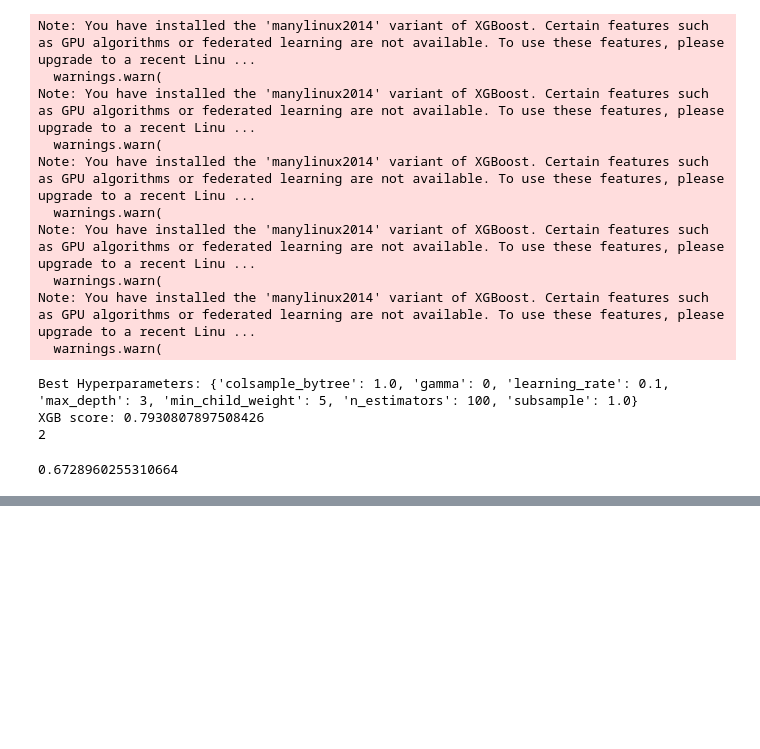
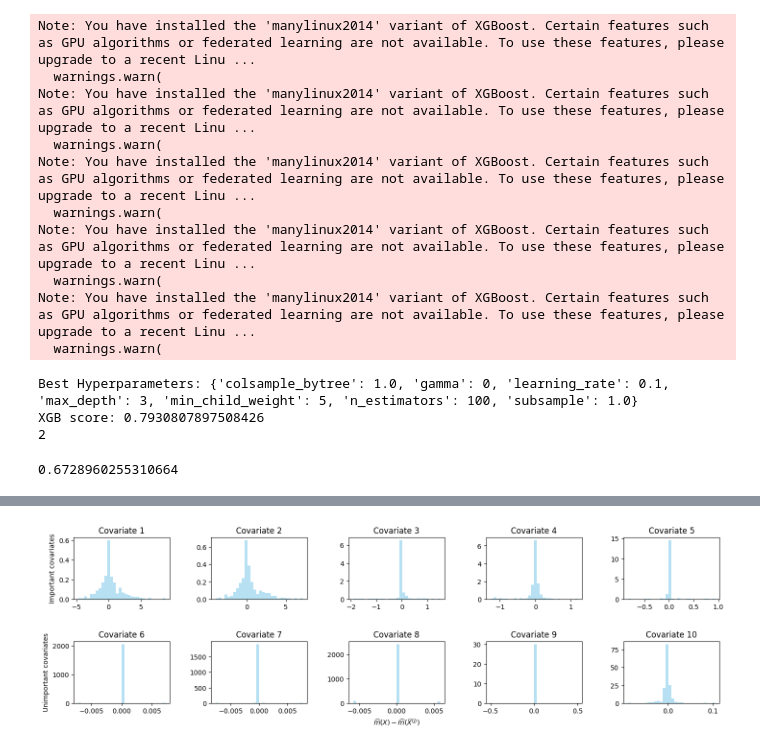
Before and after one commit to AngelReyero/Variable_Importance, a Jupyter notebook: CPI-Knockoffs.ipynb, the cells around one changed output, grey strips where cells are left out. Cells and saved outputs as stored; diff of their text form; code cells hidden in the pictures; blank space fills up the shorter version.

```diff
--- a/CPI-Knockoffs.ipynb
+++ b/CPI-Knockoffs.ipynb
@@ -624,8 +624,8 @@ num_cols=5
 fig, axes = plt.subplots(2, 5, figsize=(15, 5))
 sign_flip=np.zeros(num_cov)
 
-df_y_cond_fit= pd.read_csv("results/results_csv_Angel/CPI-knockoffs/y_cond_fit-nolin10.csv")
-df_y_fitted = pd.read_csv("results/results_csv_Angel/CPI-knockoffs/y_fitted-nolin10.csv")
+df_y_cond_fit= pd.read_csv("results/results_csv_Angel/CPI-knockoffs/y_cond_fit-lin5000.csv")
+df_y_fitted = pd.read_csv("results/results_csv_Angel/CPI-knockoffs/y_fitted-lin5000.csv")
 
 y_fitted = df_y_fitted.values.ravel()
 
@@ -637,7 +637,7 @@ for i in range(num_cov):
     axes[row, col].hist(diff, bins=30, density=True, color='skyblue', alpha=0.6)
     axes[row, col].set_title(f"Covariate {i+1}")
 
-    eps=np.random.choice([-1, 1], size=X_test.shape[0])
+    eps=np.random.choice([-1, 1], size=len(diff))
     ks_statistic, p_value = ks_2samp(diff, eps*diff)
     sign_flip[i]=p_value
 axes[1, 2].set_xlabel(r"$\widehat{m}(X)-\widehat{m}(\widetilde{X}^{(j)})$")
@@ -648,7 +648,7 @@ axes[1, 0].set_ylabel("Unimportant covariates")
 plt.tight_layout(pad=3.0)  # Increase padding as needed
 
 # Save the figure
-plt.savefig('histog_nolin_d10.pdf', dpi=300)
+plt.savefig('histog_lin_d5000.pdf', dpi=300)
 
 # Show the plot
 plt.show()
@@ -659,9 +659,9 @@ num_ind=10
 num_cols=5
 fig, axes = plt.subplots(2, 5, figsize=(15, 5))
 
-df_y_cond_fit= pd.read_csv("results/results_csv_Angel/CPI-knockoffs/y_cond_fit-nolin10.csv")
-df_y_fitted = pd.read_csv("results/results_csv_Angel/CPI-knockoffs/y_fitted-nolin10.csv")
-df_y_test = pd.read_csv("results/results_csv_Angel/CPI-knockoffs/y_test-nolin10.csv")
+df_y_cond_fit= pd.read_csv("results/results_csv_Angel/CPI-knockoffs/y_cond_fit-lin5000.csv")
+df_y_fitted = pd.read_csv("results/results_csv_Angel/CPI-knockoffs/y_fitted-lin5000.csv")
+df_y_test = pd.read_csv("results/results_csv_Angel/CPI-knockoffs/y_test-lin5000.csv")
 
 # Convert DataFrames back to vectors
 y_fitted = df_y_fitted.values.ravel()
@@ -691,15 +691,15 @@ axes[1, 0].set_ylabel(r"$(Y-\widehat{m}(\widetilde{X}^{(j)}))^2$")
 plt.tight_layout(pad=3.0)  # Increase padding as needed
 
 # Save the figure
-plt.savefig('visualization/plots_Angel/plots_CPI-knockoffs/cpi_knockoff_nolin_d10.pdf', dpi=300)
+plt.savefig('visualization/plots_Angel/plots_CPI-knockoffs/cpi_knockoff_lin_d5000.pdf', dpi=300)
 
 # Show the plot
 plt.show()
 # %%
 d=X_train.shape[1]
-df_y_cond_fit= pd.read_csv("results/results_csv_Angel/CPI-knockoffs/y_cond_fit-nolin10.csv")
-df_y_fitted = pd.read_csv("results/results_csv_Angel/CPI-knockoffs/y_fitted-nolin10.csv")
-df_y_test = pd.read_csv("results/results_csv_Angel/CPI-knockoffs/y_test-nolin10.csv")
+df_y_cond_fit= pd.read_csv("results/results_csv_Angel/CPI-knockoffs/y_cond_fit-lin5000.csv")
+df_y_fitted = pd.read_csv("results/results_csv_Angel/CPI-knockoffs/y_fitted-lin5000.csv")
+df_y_test = pd.read_csv("results/results_csv_Angel/CPI-knockoffs/y_test-lin5000.csv")
 
 y_fitted = df_y_fitted.values.ravel()
 y_test=df_y_test.values.ravel()
@@ -731,7 +731,7 @@ plt.legend(handles=handles)
 
 plt.tight_layout()
 # Save the figure
-plt.savefig('visualization/plots_Angel/plots_CPI-knockoffs/cpi_knockoff_nolin_d10_mean.pdf', dpi=300)
+plt.savefig('visualization/plots_Angel/plots_CPI-knockoffs/cpi_knockoff_lin_d5000_mean.pdf', dpi=300)
 
 # Show the plot
 plt.show()
@@ -739,9 +739,9 @@ plt.show()
 d=X_train.shape[1]
 diff=np.zeros(d-5)
 
-df_y_cond_fit= pd.read_csv("results/results_csv_Angel/CPI-knockoffs/y_cond_fit-nolin10.csv")
-df_y_fitted = pd.read_csv("results/results_csv_Angel/CPI-knockoffs/y_fitted-nolin10.csv")
-df_y_test = pd.read_csv("results/results_csv_Angel/CPI-knockoffs/y_test-nolin10.csv")
+df_y_cond_fit= pd.read_csv("results/results_csv_Angel/CPI-knockoffs/y_cond_fit-lin5000.csv")
+df_y_fitted = pd.read_csv("results/results_csv_Angel/CPI-knockoffs/y_fitted-lin5000.csv")
+df_y_test = pd.read_csv("results/results_csv_Angel/CPI-knockoffs/y_test-lin5000.csv")
 
 y_fitted = df_y_fitted.values.ravel()
 y_test=df_y_test.values.ravel()
@@ -761,7 +761,7 @@ plt.hist(diff,bins=30, density=True, color='skyblue', alpha=0.6 )
 
 plt.tight_layout()
 # Save the figure
-plt.savefig('cpi_knockoff_nolin_d10_mean_hist.pdf', dpi=300)
+plt.savefig('cpi_knockoff_lin_d5000_mean_hist.pdf', dpi=300)
 
 # Show the plot
 plt.show()
@@ -956,33 +957,36 @@ num_cols=5
 fig, axes = plt.subplots(2, 5, figsize=(15, 5))
 sign_flip=np.zeros(num_cov)
 
 df_y_cond_fit= pd.read_csv("results/results_csv_Angel/CPI-knockoffs/y_cond_fit-nolin500.csv")
 df_y_fitted = pd.read_csv("results/results_csv_Angel/CPI-knockoffs/y_fitted-nolin500.csv")
 
 y_fitted = df_y_fitted.values.ravel()
 
+
 for i in range(num_cov):
     y_cond_fitted=df_y_cond_fit["coord"+str(i)]
     row = i // num_cols
     col = i % num_cols
     diff=y_fitted-y_cond_fitted
     axes[row, col].hist(diff, bins=30, density=True, color='skyblue', alpha=0.6)
     axes[row, col].set_title(f"Covariate {i+1}")
 
-    eps=np.random.choice([-1, 1], size=X_test.shape[0])
+    eps=np.random.choice([-1, 1], size=len(diff))
     ks_statistic, p_value = ks_2samp(diff, eps*diff)
     sign_flip[i]=p_value
 axes[1, 2].set_xlabel(r"$\widehat{m}(X)-\widehat{m}(\widetilde{X}^{(j)})$")
 axes[0, 0].set_ylabel("Important covariates")
 axes[1, 0].set_ylabel("Unimportant covariates")
 
 # Adjust layout to prevent overlap
 plt.tight_layout(pad=3.0)  # Increase padding as needed
 
 # Save the figure
 plt.savefig('histog_nolin_d500.pdf', dpi=300)
 
 # Show the plot
 plt.show()
+# %% [output]
+[figure, added]
 # %%
 sign_flip
```
Also changed, not shown: parts of 12 cells of this notebook, 4 other files.
